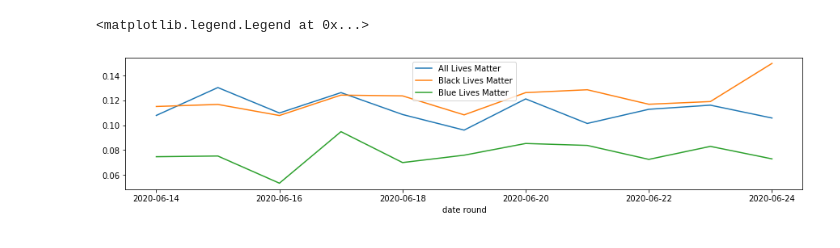
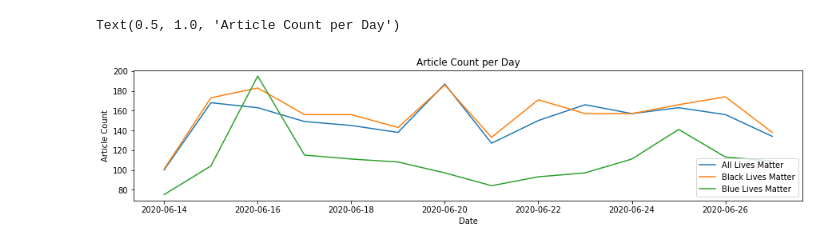
Before and after one commit to johnschulz/Research, a Jupyter notebook: addSentimentValues.ipynb, the cells around one changed output. Cells and saved outputs as stored; diff of their text form; code cells hidden in the pictures.

Commit message:
update sentiment visualizations

```diff
--- a/addSentimentValues.ipynb
+++ b/addSentimentValues.ipynb
@@ -51,4 +54,0 @@ yahooDF
-# %%
-d = bingDF['date'][0]
-d
-#Converting string dates to datetime objects
@@ -269,7 +249,11 @@ pd.DataFrame(apple_fplot)
 # %%
-f = plt.figure(figsize=(40,3))
-ax = plt.subplot(111)
-focus = 'description positive'
-allMData['date round'] = [x.strftime('%Y-%m-%d') for x in allMData['date']]
-allMData[allMData['date round'] > '2020-06-14'].groupby('query').plot(x='date', y=focus, ax = ax)
-plt.legend(['All Lives Matter', "Black Lives Matter", 'Blue Lives Matter'])
+def plotData(focus):
+    f = plt.figure(figsize=(40,3))
+    ax = plt.subplot(111)
+#     focus = 'description positive'
+    allData['date round'] = [x.strftime('%Y-%m-%d') for x in allData['date']]
+    allData[allData['date round'] > '2020-06-14'].groupby('query').plot(x='date', y=focus, ax = ax)
+    plt.ylabel(focus + ' sentiment')
+    plt.title(focus + " over the past month")
+    plt.xlabel("Date")
+    plt.legend(['All Lives Matter', "Black Lives Matter", 'Blue Lives Matter'])
@@ -284,8 +298,11 @@ See the caveats in the documentation: https://pandas.pydata.org/pandas-docs/stab
 # %%
 f = plt.figure(figsize=(15,3))
 ax = plt.subplot(111)
-allMData[allMData['date round'] > '2020-06-13'].groupby(['query','date round'])[focus].mean().reset_index().groupby('query').plot(x='date round', y=focus, ax = ax)
+allData[(allData['date round'] > '2020-06-13') & (allData['date round'] < '2020-06-28')].groupby(['query','date round'])[focus].count().reset_index().groupby('query').plot(x='date round', y=focus, ax = ax)
 plt.legend(['All Lives Matter', "Black Lives Matter", 'Blue Lives Matter'])
+plt.xlabel("Date")
+plt.ylabel("Article Count")
+plt.title("Article Count" + " per Day")
 # %% [output]
-<matplotlib.legend.Legend at 0x...>
+Text(0.5, 1.0, 'Article Count per Day')
-[figure, old version]
+[figure, new version]
```
Also changed, not shown: parts of 33 cells of this notebook, 2 other files.
